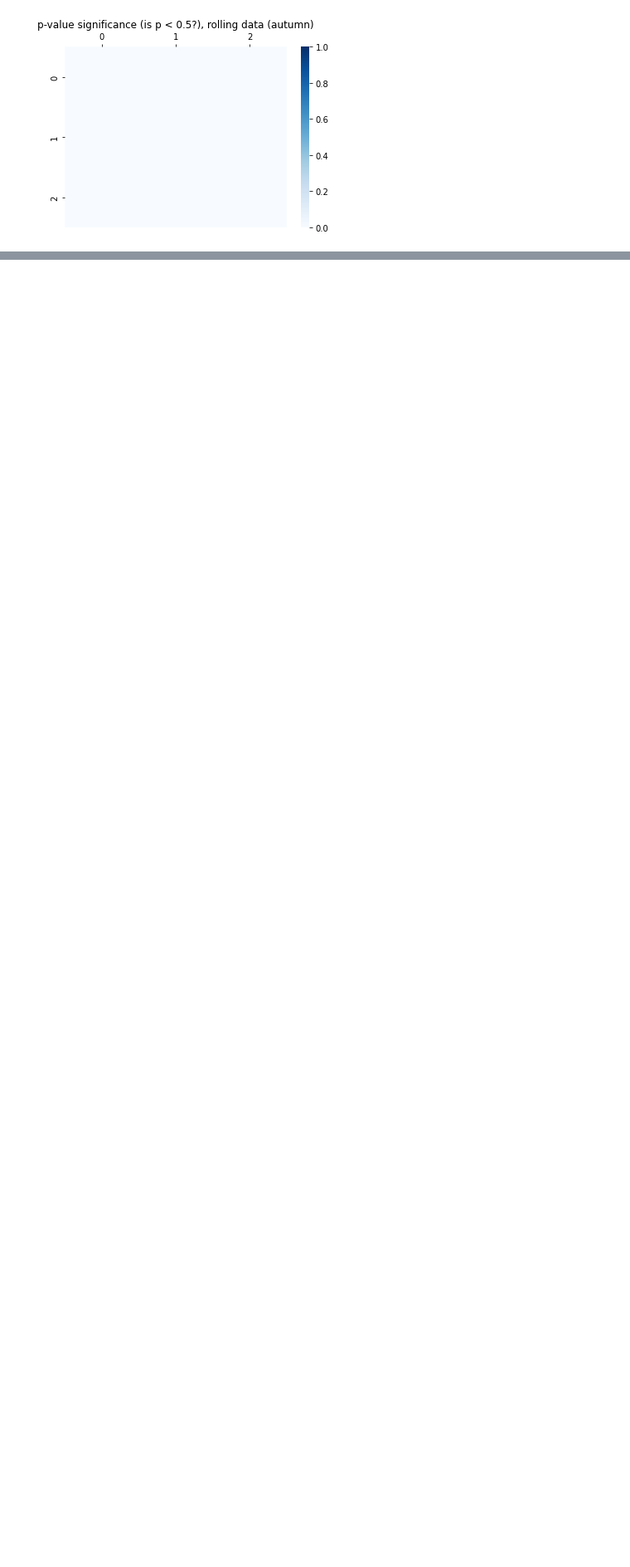
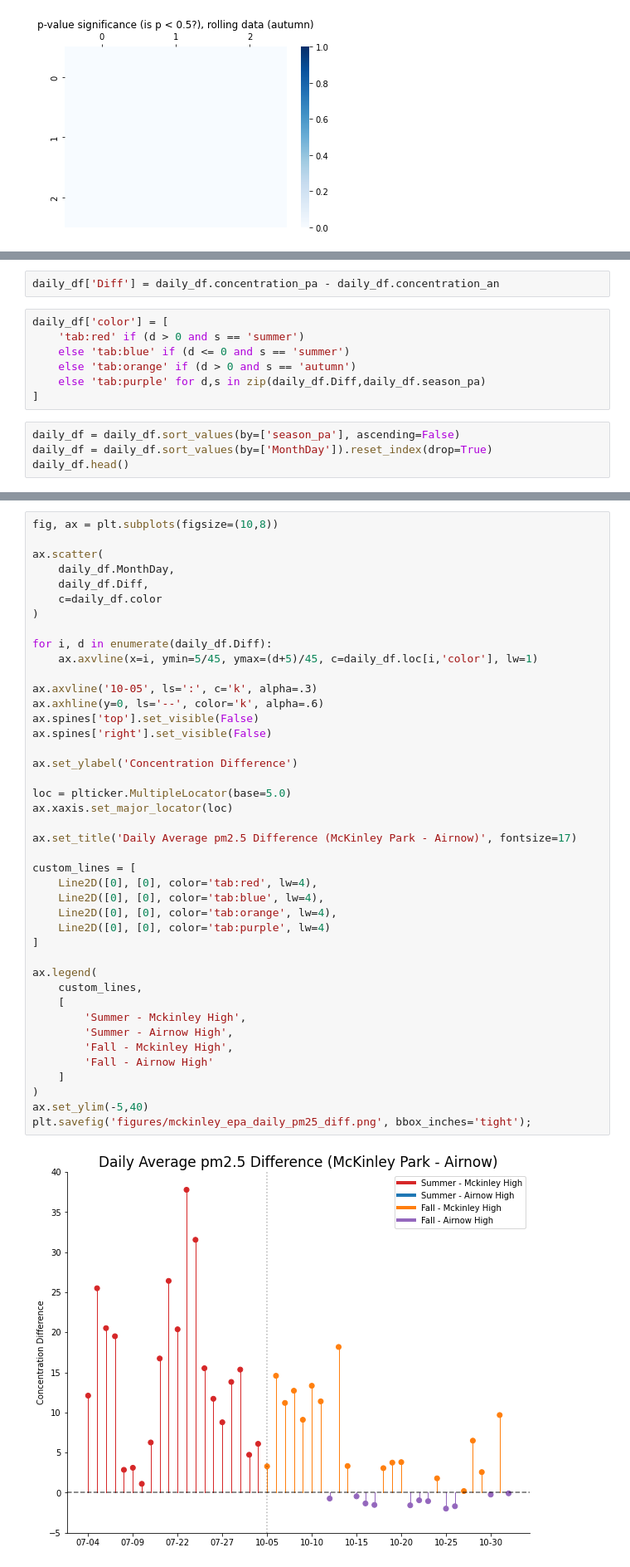
Before and after one commit to code-312/Air-Quality, a Jupyter notebook: notebooks/compare_airnow_and_purpleair.ipynb, the cells around one changed output, grey strips where cells are left out. Shown at 83% size. Saved outputs shown, nothing was run; the diff lists cells and outputs as text; blank space fills up the shorter version.

```diff
--- a/notebooks/compare_airnow_and_purpleair.ipynb
+++ b/notebooks/compare_airnow_and_purpleair.ipynb
@@ -444,0 +520,13 @@ for i, season in enumerate(SEASONS):
+# %%
+daily_df['Diff'] = daily_df.concentration_pa - daily_df.concentration_an
+# %%
+daily_df['color'] = [
+    'tab:red' if (d > 0 and s == 'summer')
+    else 'tab:blue' if (d <= 0 and s == 'summer')
+    else 'tab:orange' if (d > 0 and s == 'autumn')
+    else 'tab:purple' for d,s in zip(daily_df.Diff,daily_df.season_pa)
+]
+# %%
+daily_df = daily_df.sort_values(by=['season_pa'], ascending=False)
+daily_df = daily_df.sort_values(by=['MonthDay']).reset_index(drop=True)
+daily_df.head()
@@ -444,0 +540,44 @@ for i, season in enumerate(SEASONS):
+# %%
+fig, ax = plt.subplots(figsize=(10,8))
+
+ax.scatter(
+    daily_df.MonthDay,
+    daily_df.Diff,
+    c=daily_df.color
+)
+
+for i, d in enumerate(daily_df.Diff):
+    ax.axvline(x=i, ymin=5/45, ymax=(d+5)/45, c=daily_df.loc[i,'color'], lw=1)
+
+ax.axvline('10-05', ls=':', c='k', alpha=.3)
+ax.axhline(y=0, ls='--', color='k', alpha=.6)
+ax.spines['top'].set_visible(False)
+ax.spines['right'].set_visible(False)
+
+ax.set_ylabel('Concentration Difference')
+
+loc = plticker.MultipleLocator(base=5.0)
+ax.xaxis.set_major_locator(loc)
+
+ax.set_title('Daily Average pm2.5 Difference (McKinley Park - Airnow)', fontsize=17)
+
+custom_lines = [
+    Line2D([0], [0], color='tab:red', lw=4),
+    Line2D([0], [0], color='tab:blue', lw=4),
+    Line2D([0], [0], color='tab:orange', lw=4),
+    Line2D([0], [0], color='tab:purple', lw=4)
+]
+
+ax.legend(
+    custom_lines,
+    [
+        'Summer - Mckinley High',
+        'Summer - Airnow High',
+        'Fall - Mckinley High',
+        'Fall - Airnow High'
+    ]
+)
+ax.set_ylim(-5,40)
+plt.savefig('figures/mckinley_epa_daily_pm25_diff.png', bbox_inches='tight');
+# %% [output]
+[figure, added]
```
Also changed, not shown: parts of 22 cells of this notebook, 4 other files.
